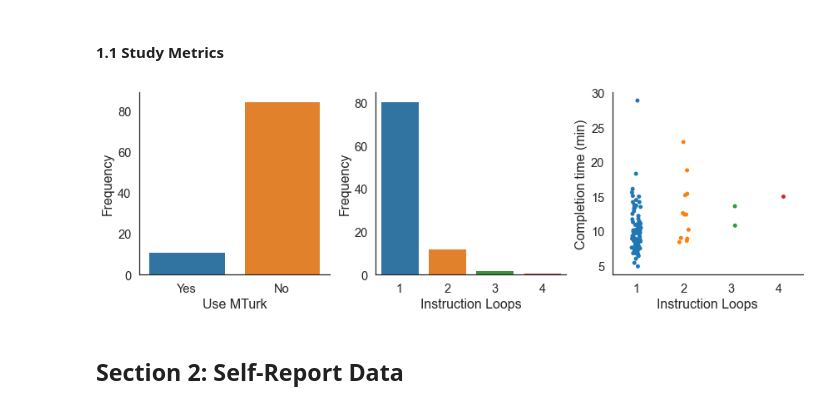
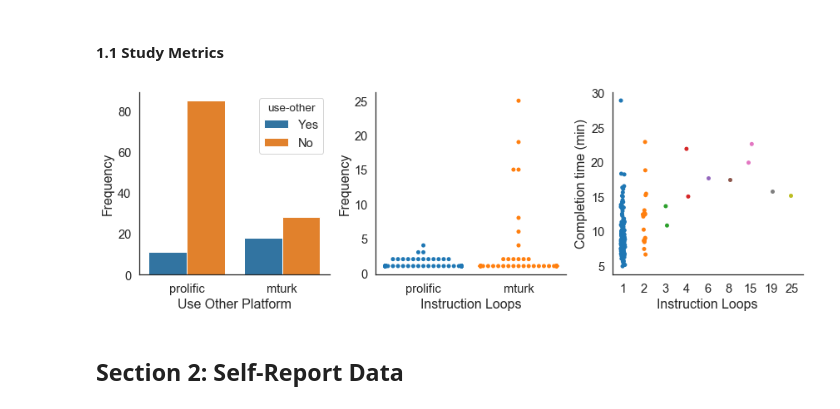
Before and after one commit to nivlab/sciops, a Jupyter notebook: notebooks/02_Quality.ipynb, the cells around one changed output. Drawn from its saved outputs; the diff is of its cells as text; code cells hidden in the pictures.

```diff
--- a/notebooks/02_Quality.ipynb
+++ b/notebooks/02_Quality.ipynb
@@ -15,25 +12,33 @@ metadata = read_csv(os.path.join('..','prolific','data','metadata.csv'))
+# %%
+## Load metadata.
+prolific = read_csv(os.path.join('..','prolific','data','metadata.csv'))
+mturk = read_csv(os.path.join('..','mturk','data','metadata.csv'))
+metadata = concat([prolific, mturk], sort=False)
+
+## Update column names.
+metadata['use-other'] = np.where(metadata.mturk.isnull(), metadata.prolific, metadata.mturk)
 # %% [markdown]
 #### 1.1 Study Metrics
 # %%
 ## Initialize canvas.
 fig, axes = plt.subplots(1,3,figsize=(12,4))
 
 ## Plot platform use.
-sns.countplot(metadata.mturk, order=['Yes', 'No'], ax=axes[0])
-axes[0].set(xlabel='Use MTurk', ylabel='Frequency')
+sns.countplot('platform', hue='use-other', data=metadata, hue_order=['Yes', 'No'], ax=axes[0])
+axes[0].set(xlabel='Use Other Platform', ylabel='Frequency')
 
 ## Plot instructions loops.
-sns.countplot(metadata.n_loops, ax=axes[1])
+sns.swarmplot('platform', 'n_loops', data=metadata, ax=axes[1])
 axes[1].set(xlabel='Instruction Loops', ylabel='Frequency')
 
 ## Plot participation time.
 sns.stripplot('n_loops', 'minutes', data=metadata, palette=sns.color_palette(), ax=axes[2])
 axes[2].set(xlabel='Instruction Loops', ylabel='Completion time (min)')
 
 sns.despine()
 plt.tight_layout()
 # %% [output]
-[figure, old version]
+[figure, new version]
 # %% [markdown]
 ## Section 2: Self-Report Data
 # %%
```
Also changed, not shown: parts of 8 cells of this notebook, 53 other files.
